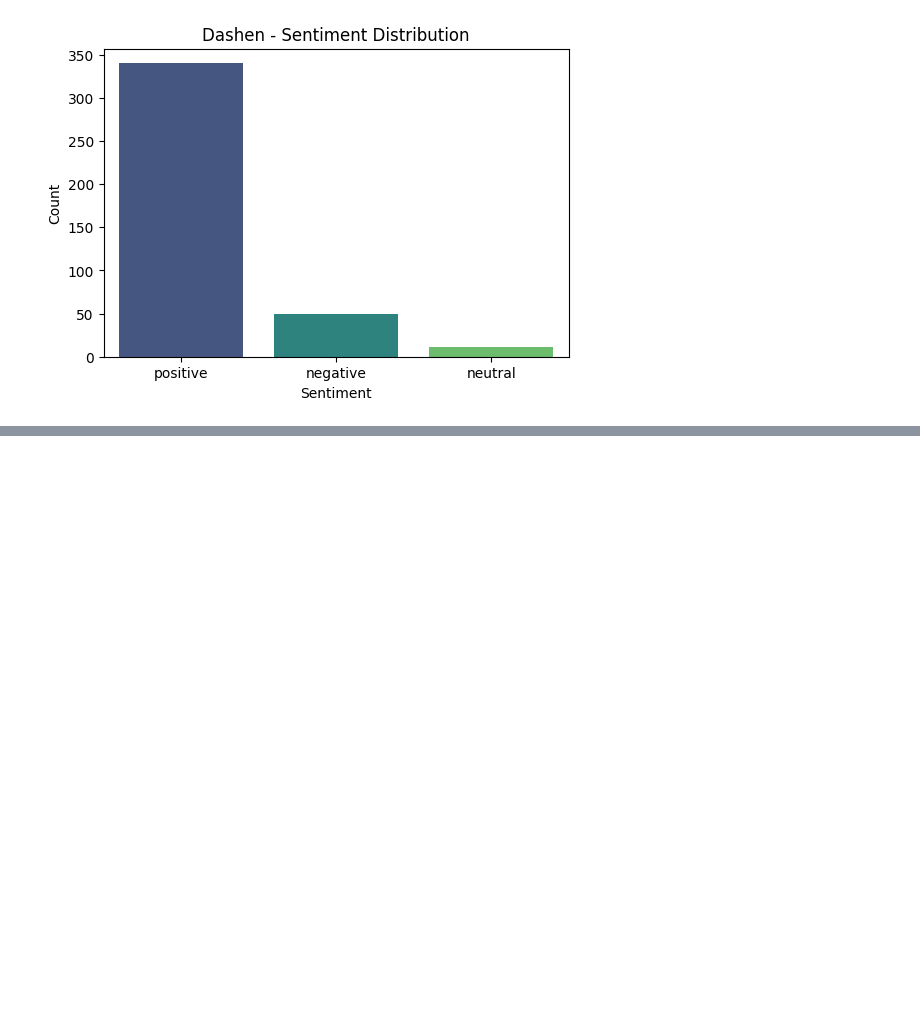
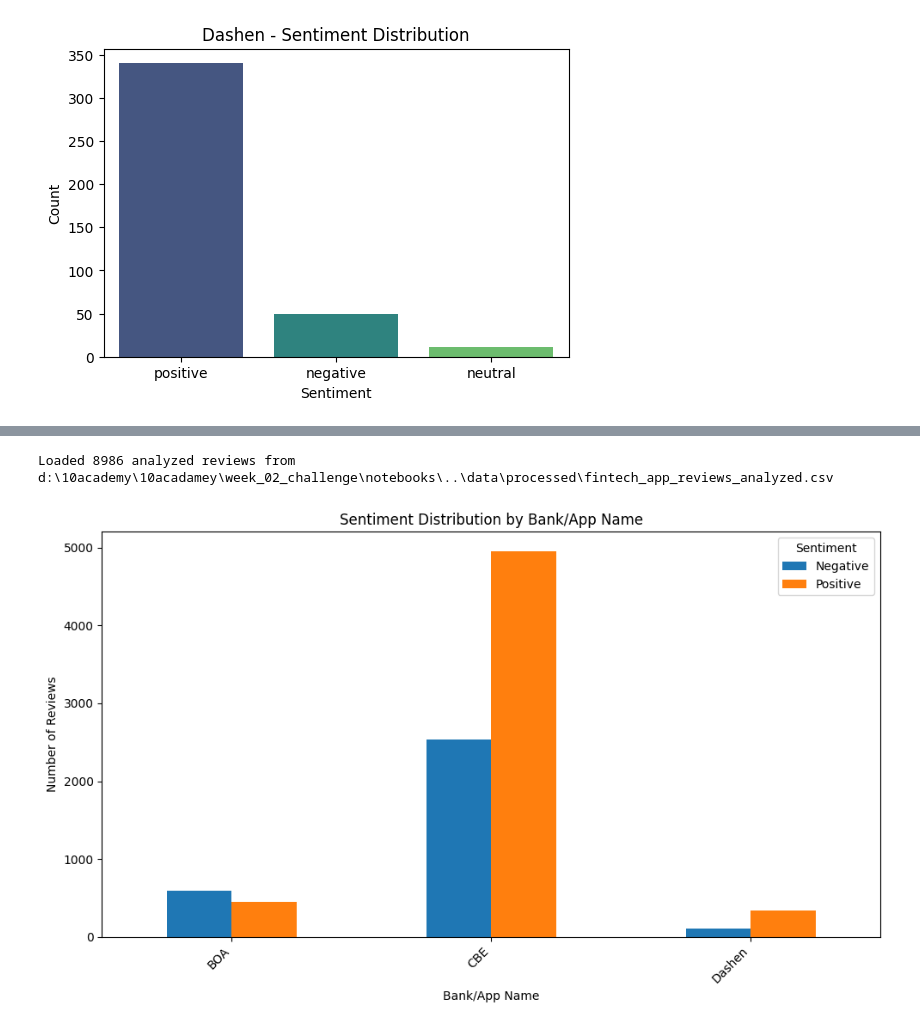
Before and after one commit to plony/week_02_challenge, a Jupyter notebook: notebooks/02_sentiment_thematic_analysis.ipynb, the cells around one changed output, grey strips where cells are left out. Saved outputs shown, nothing was run; the diff lists cells and outputs as text; code cells hidden in the pictures; blank space fills up the shorter version.

Commit message:
feat(task2) 02_sentiment_thematic_analysis

```diff
--- a/notebooks/02_sentiment_thematic_analysis.ipynb
+++ b/notebooks/02_sentiment_thematic_analysis.ipynb
@@ -149,0 +221,30 @@ else:
+# %%
+import matplotlib.pyplot as plt
+import seaborn as sns
+import pandas as pd
+import os
+
+# Load your analyzed data (assuming you are in 03_data_visualization.ipynb or similar)
+processed_data_dir = os.path.join(os.path.abspath(''), os.pardir, 'data', 'processed')
+input_filepath = os.path.join(processed_data_dir, 'fintech_app_reviews_analyzed.csv')
+
+if not os.path.exists(input_filepath):
+    print(f"Error: Analyzed data file not found at {input_filepath}. Please run 02_sentiment_thematic_analysis.ipynb first.")
+else:
+    df_analyzed = pd.read_csv(input_filepath)
+    print(f"Loaded {len(df_analyzed)} analyzed reviews from {input_filepath}")
+
+    # Create the plot
+    plt.figure(figsize=(10, 6))
+    df_analyzed.groupby('Bank/App Name')['Sentiment'].value_counts().unstack(fill_value=0).plot(kind='bar', stacked=False, ax=plt.gca())
+
+    plt.title('Sentiment Distribution by Bank/App Name')
+    plt.xlabel('Bank/App Name')
+    plt.ylabel('Number of Reviews')
+    plt.xticks(rotation=45, ha='right') # Rotate x-axis labels for readability
+    plt.legend(title='Sentiment')
+    plt.tight_layout() # Adjust layout to prevent labels from being cut off
+    plt.show()
+# %% [output]
+Loaded 8986 analyzed reviews from d:\10academy\10acadamey\week_02_challenge\notebooks\..\data\processed\fintech_app_reviews_analyzed.csv
+[figure, added]
```
Also changed, not shown: parts of 8 cells of this notebook, 21 other files.
